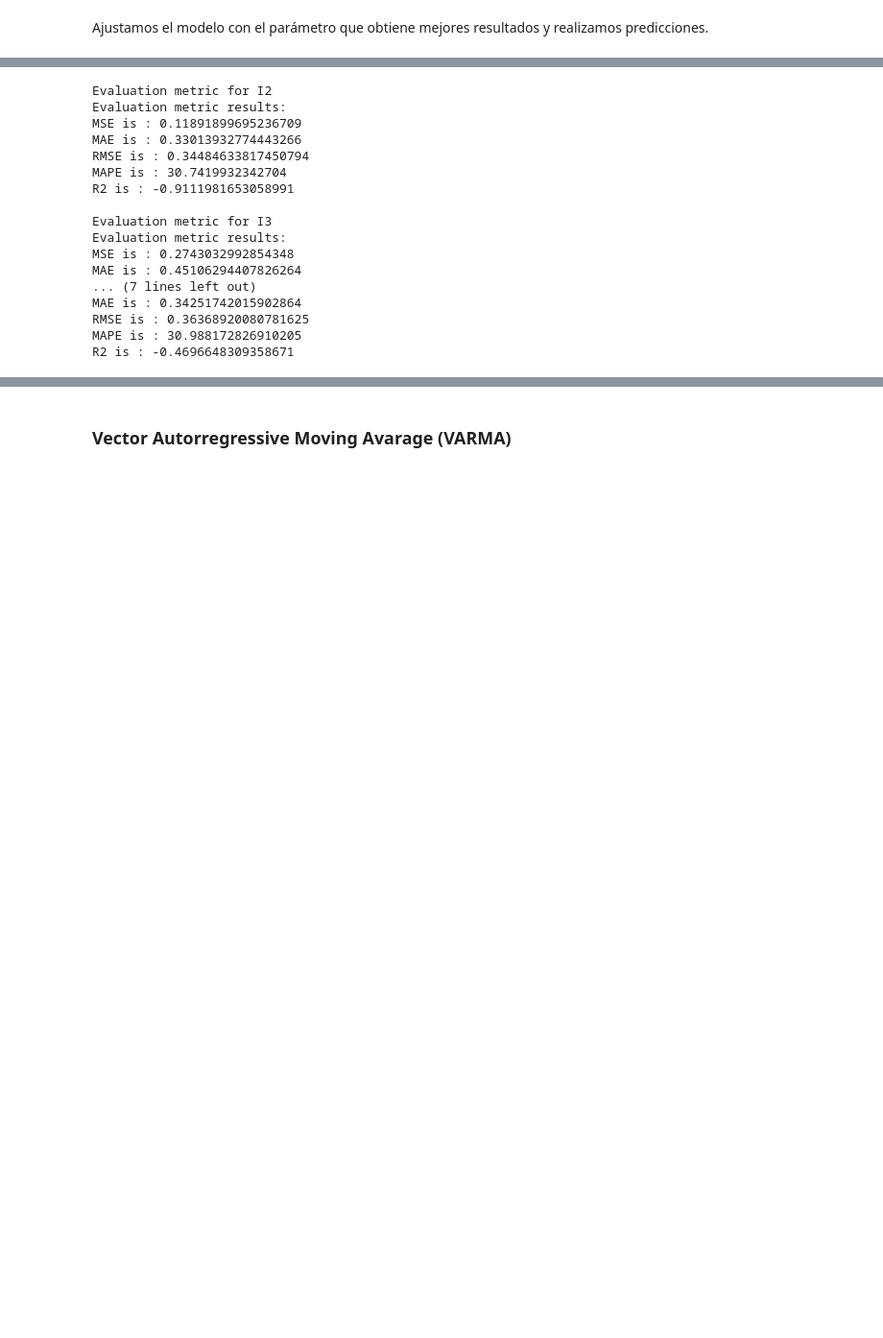
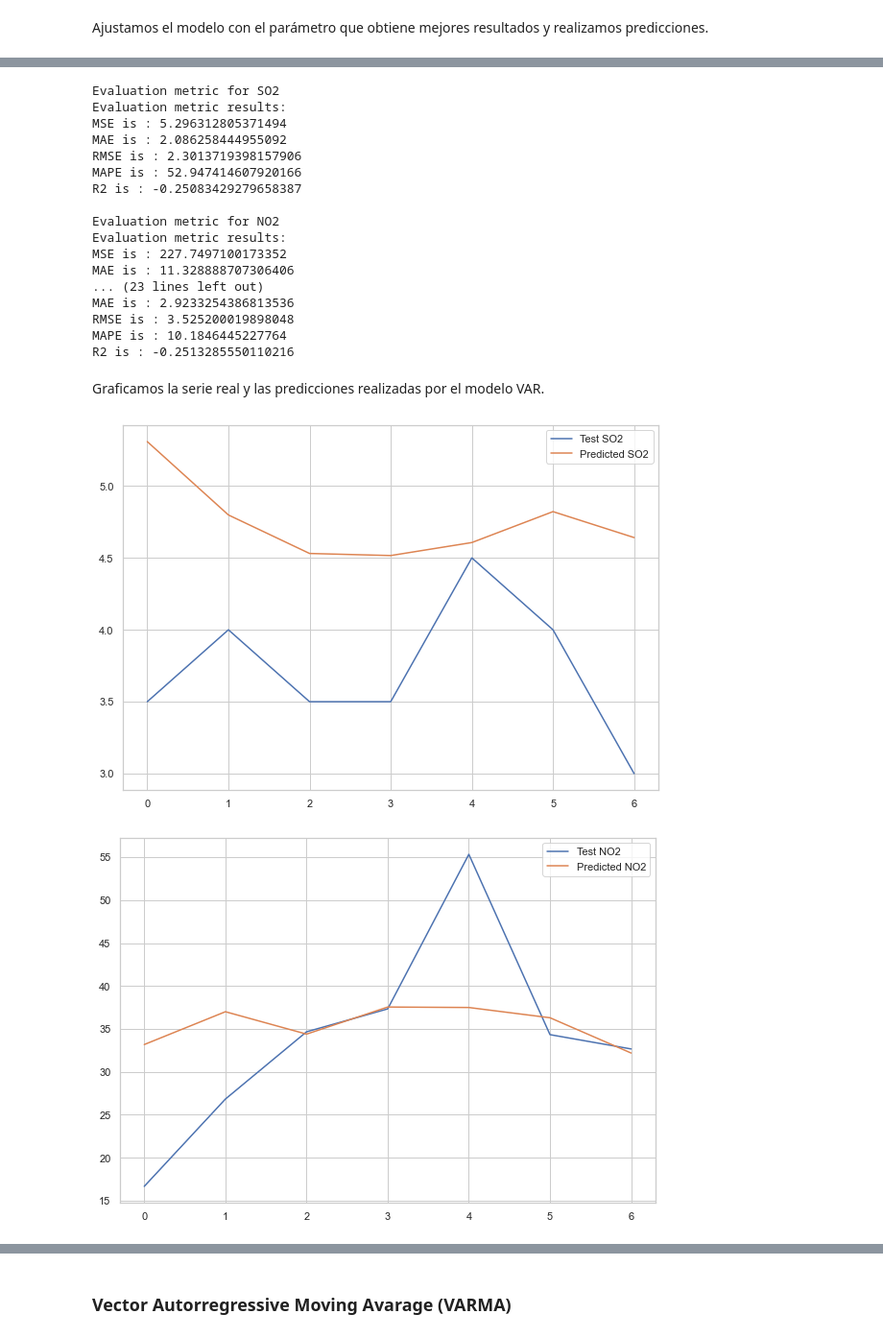
Before and after one commit to sofiamacein/TFG-Calidad-Aire-Madrid, a Jupyter notebook: TFG. CALIDAD AIRE MADRID_EDA.ipynb, the cells around one changed output, grey strips where cells are left out. Shown at 96% size. Cells and saved outputs as stored; diff of their text form; code cells hidden in the pictures; blank space fills up the shorter version.

```diff
--- a/TFG. CALIDAD AIRE MADRID_EDA.ipynb
+++ b/TFG. CALIDAD AIRE MADRID_EDA.ipynb
@@ -1084,24 +1092,36 @@ Evaluamos el modelo VAR
 # %%
 # Metricas para evaluar el ajuste del modelo
-for i in ['I2', 'I3', 'I4']:
+for i in ['SO2','NO2','PM2.5','PM10','O3']:
     print(f'Evaluation metric for {i}')
-    timeseries_evaluation_metrics_func(test_zona1[i] , df_pred[i])
-    #timeseries_evaluation_metrics_func(test_zona1[str(i)] , round(df_pred[i])
+    timeseries_evaluation_metrics_func(test_zona1[str(i)] , res[str(i)+'_inv_diff'])
 # %% [output]
-Evaluation metric for I2
+Evaluation metric for SO2
 Evaluation metric results:
-MSE is : 0.11891899695236709
-MAE is : 0.33013932774443266
-RMSE is : 0.34484633817450794
-MAPE is : 30.7419932342704
-R2 is : -0.9111981653058991
+MSE is : 5.296312805371494
+MAE is : 2.086258444955092
+RMSE is : 2.3013719398157906
+MAPE is : 52.947414607920166
+R2 is : -0.25083429279658387
 
-Evaluation metric for I3
+Evaluation metric for NO2
 Evaluation metric results:
-MSE is : 0.2743032992854348
-MAE is : 0.45106294407826264
-... (7 lines left out)
-MAE is : 0.34251742015902864
-RMSE is : 0.36368920080781625
-MAPE is : 30.988172826910205
-R2 is : -0.4696648309358671
+MSE is : 227.7497100173352
+MAE is : 11.328888707306406
+... (23 lines left out)
+MAE is : 2.9233254386813536
+RMSE is : 3.525200019898048
+MAPE is : 10.1846445227764
+R2 is : -0.2513285550110216
+# %% [markdown]
+Graficamos la serie real y las predicciones realizadas por el modelo VAR.
+# %%
+for i in ['SO2','NO2','PM2.5','PM10','O3']:
+    plt.rcParams["figure.figsize"] = [10,7]
+    #plt.plot(train_zona1[str(i)], label='Train '+str(i))
+    plt.plot(test_zona1[str(i)].values[0:7], label='Test '+str(i))
+    plt.plot(res[str(i)+'_inv_diff'].values[0:7], label='Predicted '+str(i))
+    plt.legend(loc='best')
+    plt.show()
+# %% [output]
+[figure, added]
+[figure, added]
```
Also changed, not shown: parts of 83 cells of this notebook.
